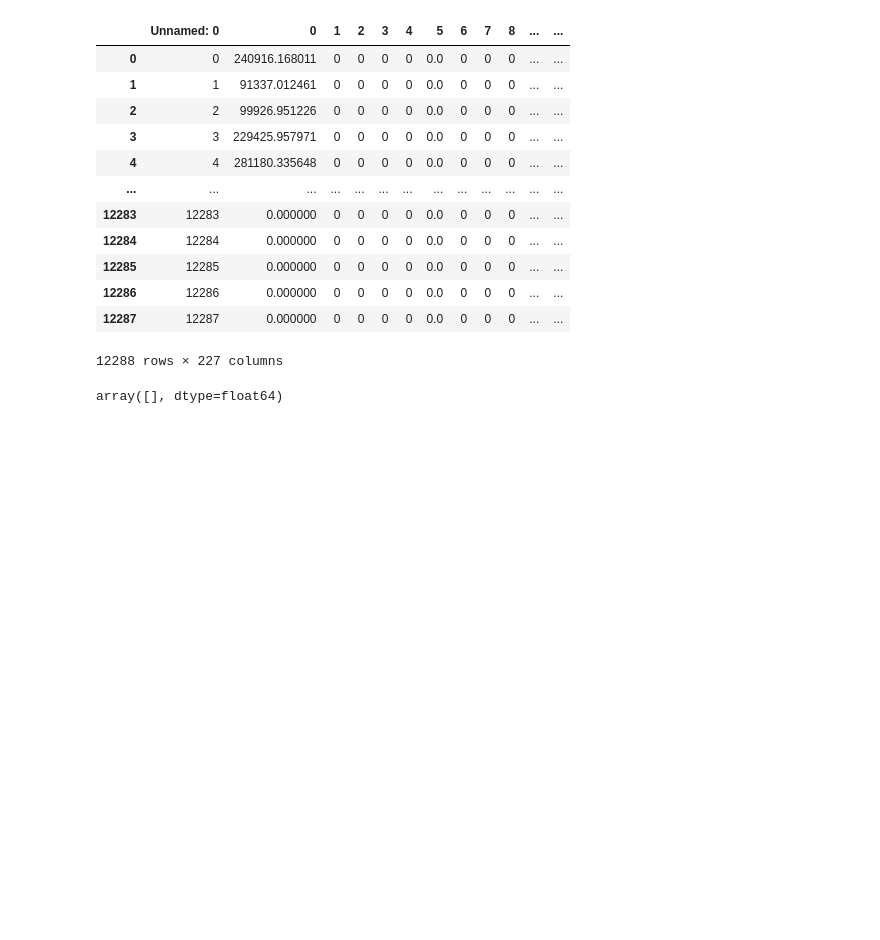
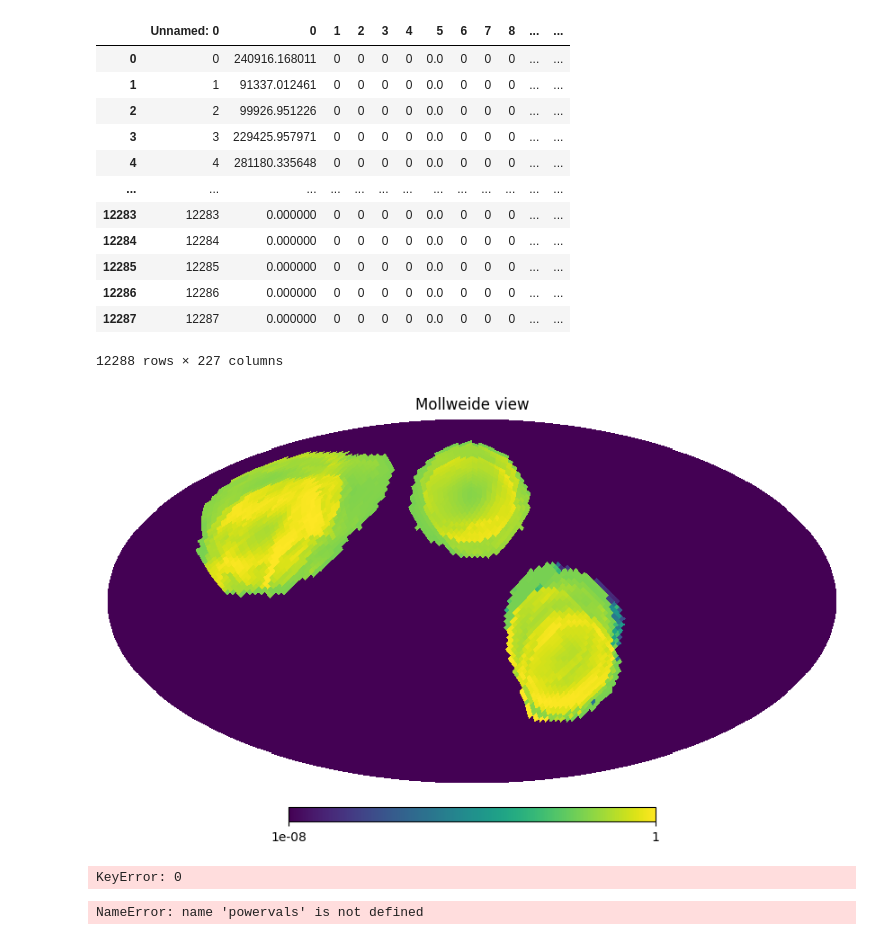
Before and after one commit to Bharatcs/rfi, a Jupyter notebook: Project/synthVSnosynth.ipynb, the cells around one changed output. Saved outputs shown, nothing was run; the diff lists cells and outputs as text; code cells hidden in the pictures; blank space fills up the shorter version.

```diff
--- a/Project/synthVSnosynth.ipynb
+++ b/Project/synthVSnosynth.ipynb
@@ -26,17 +26,20 @@ nosynth=pd.read_csv('/home/pratush/Yogen_STARFIRE/RFI_Cubes/RFInosynth_cubeLEO')
 # %%
 diff=(synth-nosynth)/synth
 # %%
-# for i in range(np.shape(diff)[1]):
-#     powervals=diff[str(i)].to_numpy()
-#     powervals[np.isnan(powervals)]=0
-#     powervals[powervals==0]=1e-8
-#     hp.mollview(powervals,cmap='viridis',flip='geo',norm='hist')
-#     plt.savefig('/home/pratush/Yogen_STARFIRE/Diff_Maps/'+str(i)+'.png')
-#     plt.close()
+powervals=diff['150'].to_numpy()
+powervals[np.isnan(powervals)]=0
+powervals[powervals==0]=1e-8
+hp.mollview(powervals,cmap='viridis',norm='hist')
+# %% [output]
+[figure, added]
+# %%
+hp.mollview(diff)
+# %% [output]
+KeyError: 0
 # %%
 powervals[np.where(powervals==0)]
 # %% [output]
-array([], dtype=float64)
+NameError: name 'powervals' is not defined
 # %%
 Lon,Lat=hp.pix2ang(32,pix,lonlat=True)
 # %%
```
Also changed, not shown: 3 other files.
